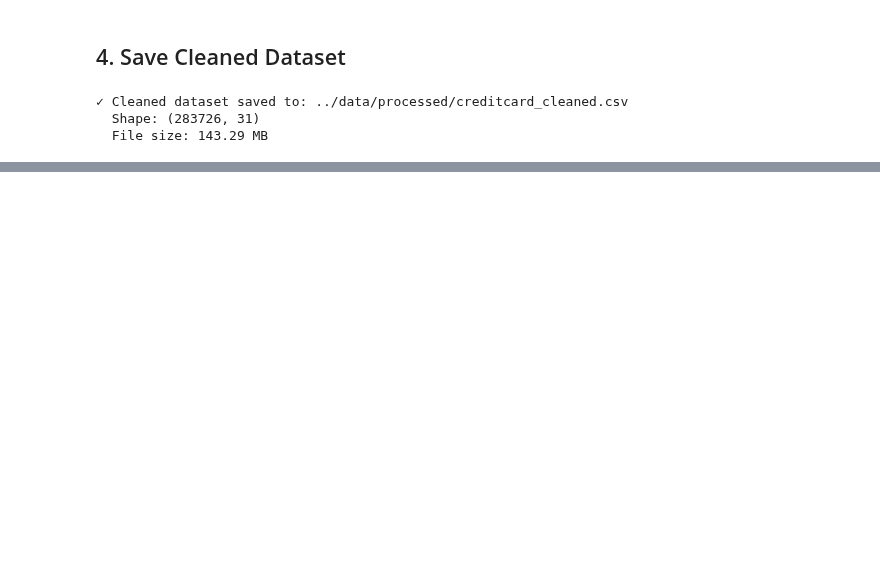
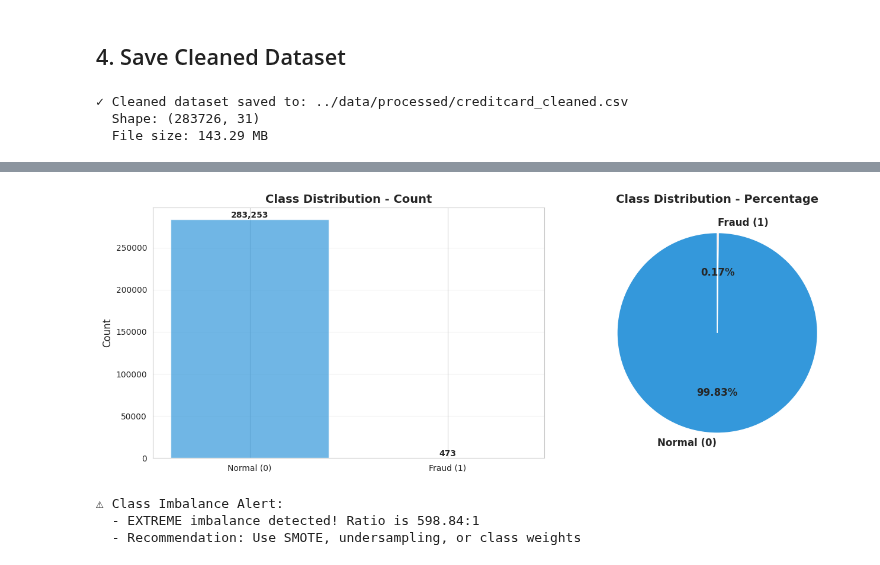
Before and after one commit to habeneyasu/fraud-shield-ml, a Jupyter notebook: notebooks/eda-creditcard.ipynb, the cells around one changed output, grey strips where cells are left out. Cells and saved outputs as stored; diff of their text form; code cells hidden in the pictures; blank space fills up the shorter version.

Commit message:
Complete EDA for fraud bank: class distribution, univariate & bivariate analysis with insights.

```diff
--- a/notebooks/eda-creditcard.ipynb
+++ b/notebooks/eda-creditcard.ipynb
@@ -457,0 +518,42 @@ print(f"  File size: {cleaned_file_path.stat().st_size / (1024*1024):.2f} MB")
+# %%
+# Visualize class distribution
+fig, axes = plt.subplots(1, 2, figsize=(14, 5))
+
+# Bar plot
+axes[0].bar(['Normal (0)', 'Fraud (1)'], [normal_count, fraud_count],
+            color=['#3498db', '#e74c3c'], alpha=0.7)
+axes[0].set_title('Class Distribution - Count', fontsize=14, fontweight='bold')
+axes[0].set_ylabel('Count', fontsize=12)
+axes[0].grid(axis='y', alpha=0.3)
+for i, v in enumerate([normal_count, fraud_count]):
+    axes[0].text(i, v, f'{v:,}', ha='center', va='bottom', fontweight='bold')
+
+# Pie chart
+axes[1].pie([normal_count, fraud_count],
+            labels=['Normal (0)', 'Fraud (1)'],
+            autopct='%1.2f%%',
+            colors=['#3498db', '#e74c3c'],
+            startangle=90,
+            textprops={'fontsize': 12, 'fontweight': 'bold'})
+axes[1].set_title('Class Distribution - Percentage', fontsize=14, fontweight='bold')
+
+plt.tight_layout()
+plt.show()
+
+print(f"\n⚠ Class Imbalance Alert:")
+if imbalance_ratio > 100:
+    print(f"  - EXTREME imbalance detected! Ratio is {imbalance_ratio:.2f}:1")
+    print(f"  - Recommendation: Use SMOTE, undersampling, or class weights")
+elif imbalance_ratio > 10:
+    print(f"  - Severe imbalance detected! Ratio is {imbalance_ratio:.2f}:1")
+    print(f"  - Recommendation: Use techniques like SMOTE, undersampling, or class weights")
+elif imbalance_ratio > 5:
+    print(f"  - Moderate imbalance detected. Ratio is {imbalance_ratio:.2f}:1")
+    print(f"  - Recommendation: Consider class weights or sampling techniques")
+else:
+    print(f"  - Relatively balanced dataset. Ratio is {imbalance_ratio:.2f}:1")
+# %% [output]
+[figure, added]
+⚠ Class Imbalance Alert:
+  - EXTREME imbalance detected! Ratio is 598.84:1
+  - Recommendation: Use SMOTE, undersampling, or class weights
```
Also changed, not shown: parts of 15 cells of this notebook.
